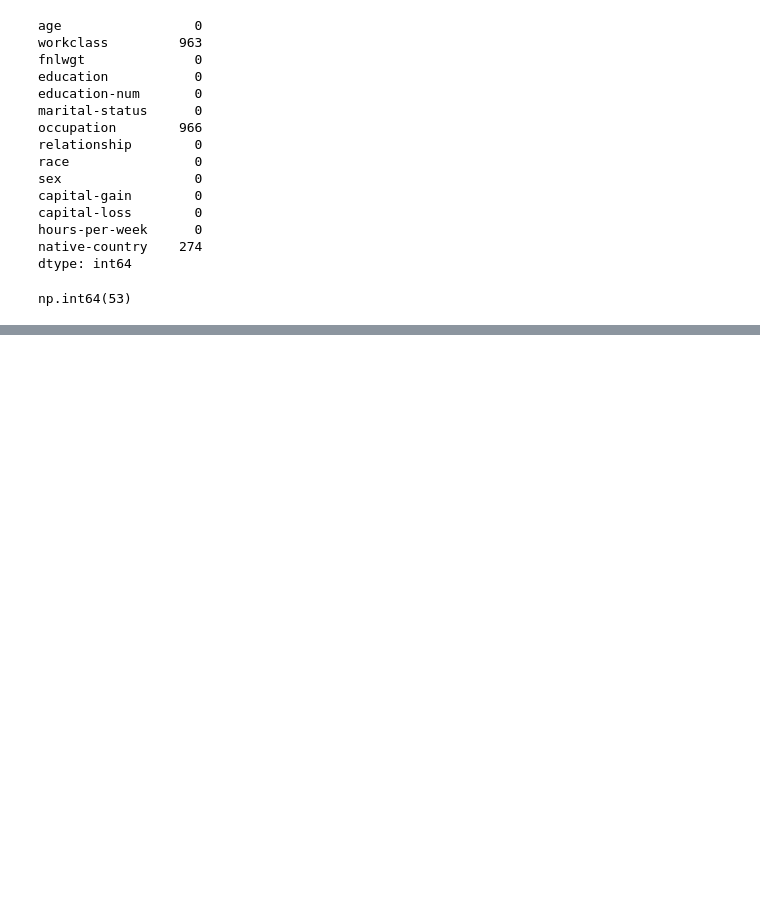
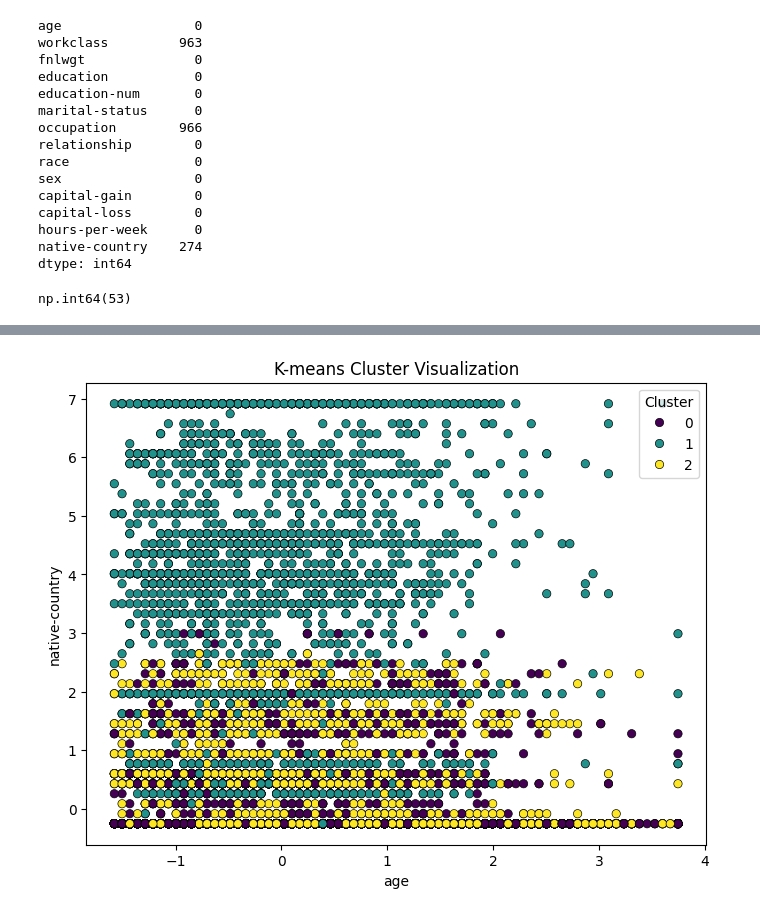
Before and after one commit to SanjarbekMatlabov/unsupervised-learning, a Jupyter notebook: newbig.ipynb, the cells around one changed output, grey strips where cells are left out. Drawn from its saved outputs; the diff is of its cells as text; code cells hidden in the pictures; blank space fills up the shorter version.

```diff
--- a/newbig.ipynb
+++ b/newbig.ipynb
@@ -97,0 +183,7 @@ np.int64(53)
+# %%
+Kmeans_pca = KMeans(n_clusters=3, init='k-means++', n_init='auto')
+
+clusters = Kmeans_pca.fit_predict(scaled_df)
+# %%
+df_pc = pd.DataFrame(scaled_df,columns=[f'Component{i}'for i in range(1,14)])
+df_pc.head()
@@ -97,0 +197,4 @@ np.int64(53)
+# %%
+df = pd.concat([pd.DataFrame(scaled_df, columns=X.columns), df_pc], axis=1)
+# %%
+df['cluster'] = clusters
@@ -97,0 +211,8 @@ np.int64(53)
+# %%
+plt.figure(figsize=(8, 6))
+sns.scatterplot(x=df["age"],y=df["native-country"],hue=df["cluster"],palette="viridis",edgecolor="black")
+plt.title("K-means Cluster Visualization")
+plt.legend(title="Cluster")
+plt.show()
+# %% [output]
+[figure, added]
```
Also changed, not shown: parts of 13 cells of this notebook.
